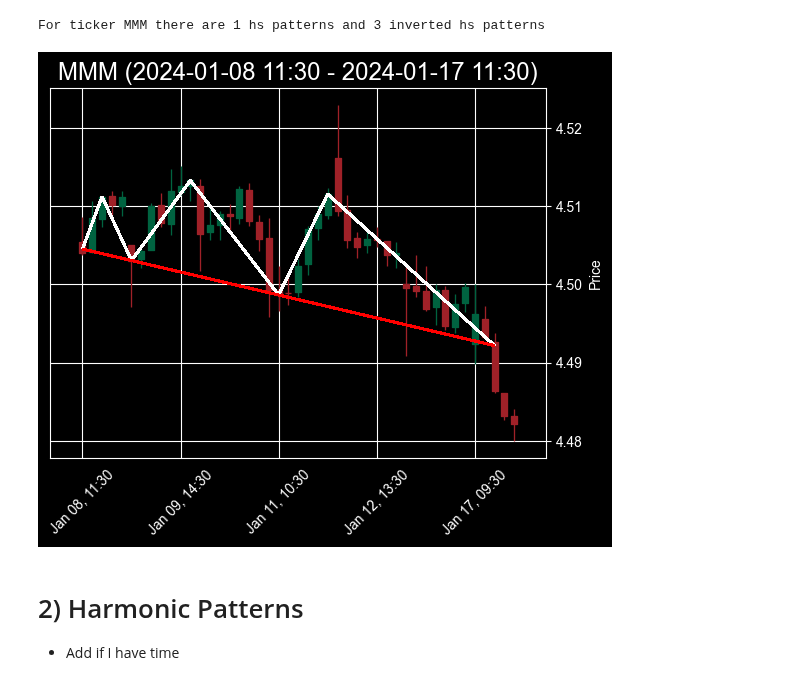
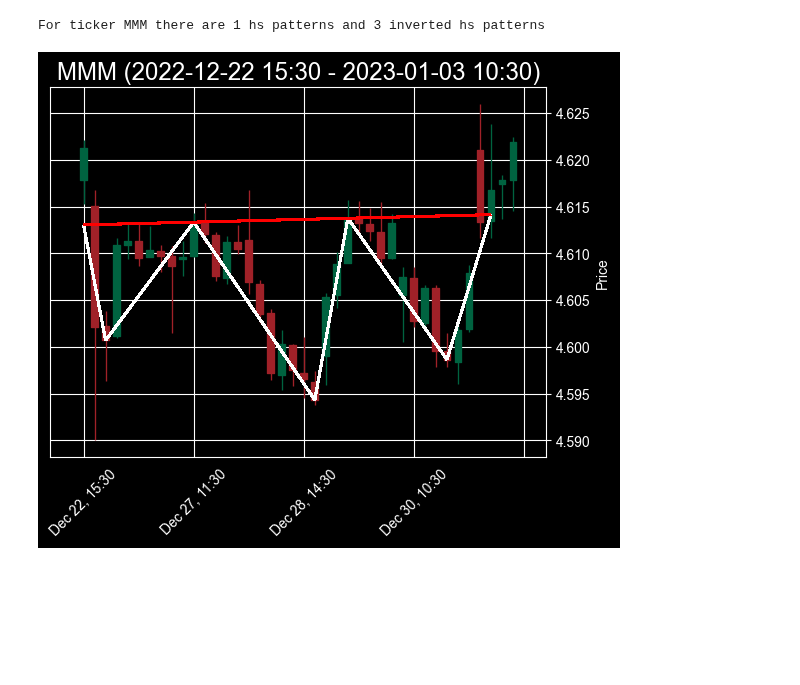
Before and after one commit to tcarlucc/machine-learning-final, a Jupyter notebook: reversal_patterns.ipynb, the cells around one changed output. Cells and saved outputs as stored; diff of their text form; code cells hidden in the pictures; blank space fills up the shorter version.

Commit message:
Saving checkpoint of work being done on new module. Cannot figure out how to get chart patterns to print correctly

```diff
--- a/reversal_patterns.ipynb
+++ b/reversal_patterns.ipynb
@@ -213,11 +196,8 @@ For ticker MMM there are 1 hs patterns and 3 inverted hs patterns
 # %%
 # Select the data from the dataframe using the ticker name as a key
 # Get the hs pattern
 candle_data = l_yf_top500_norm['MMM'][0]
-pat = l_yf_top500_norm['MMM'][1][0]
+pat = l_yf_top500_norm['MMM'][2][2]
 plot_hs(candle_data, 'MMM', pat, 2)
 # %% [output]
-[figure, old version]
+[figure, new version]
-# %% [markdown]
-# 2) Harmonic Patterns
-- Add if I have time
```
Also changed, not shown: parts of 5 cells of this notebook, 15 other files.
